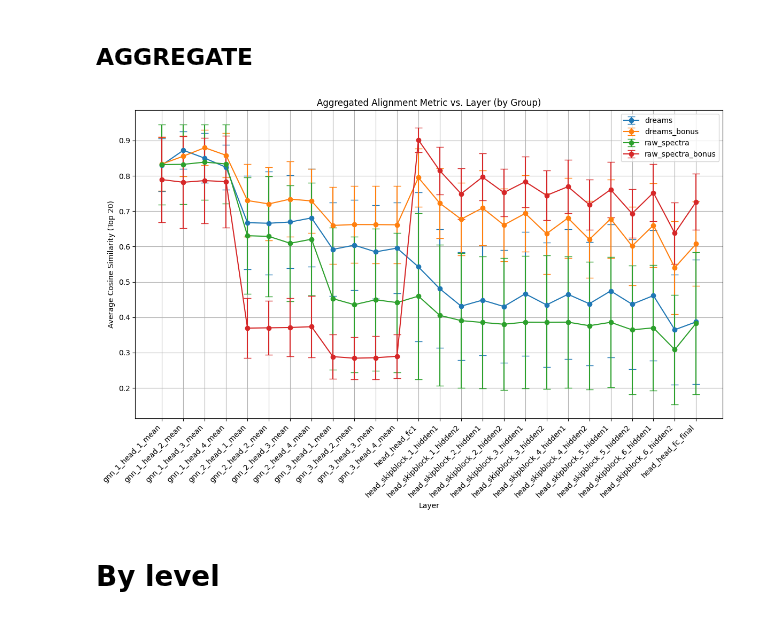
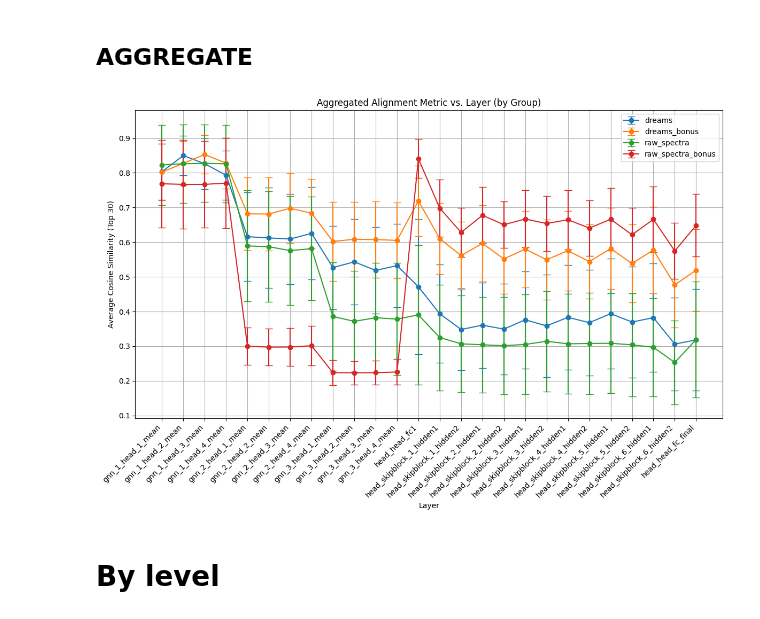
Before and after one commit to Jozefov/PhantoMS, a Jupyter notebook: notebooks/analysis/CKA_Retrieval_COSINE/alignment_by_input_representation.ipynb, the cells around one changed output. Drawn from its saved outputs; the diff is of its cells as text; code cells hidden in the pictures.

```diff
--- a/notebooks/analysis/CKA_Retrieval_COSINE/alignment_by_input_representation.ipynb
+++ b/notebooks/analysis/CKA_Retrieval_COSINE/alignment_by_input_representation.ipynb
@@ -104,9 +104,9 @@ experiment_types = {
     "raw_spectra_bonus": experiment_raw_spectra_bonus
 }
 # %%
-plot_aggregated_alignment_by_group(experiment_types, layer_names, top_k=20, center=True)
+plot_aggregated_alignment_by_group(experiment_types, layer_names, top_k=30, center=True)
 # %% [output]
-[figure, old version]
+[figure, new version]
 # %% [markdown]
 # By level
 # %% [markdown]
```
Also changed, not shown: 2 other files.
